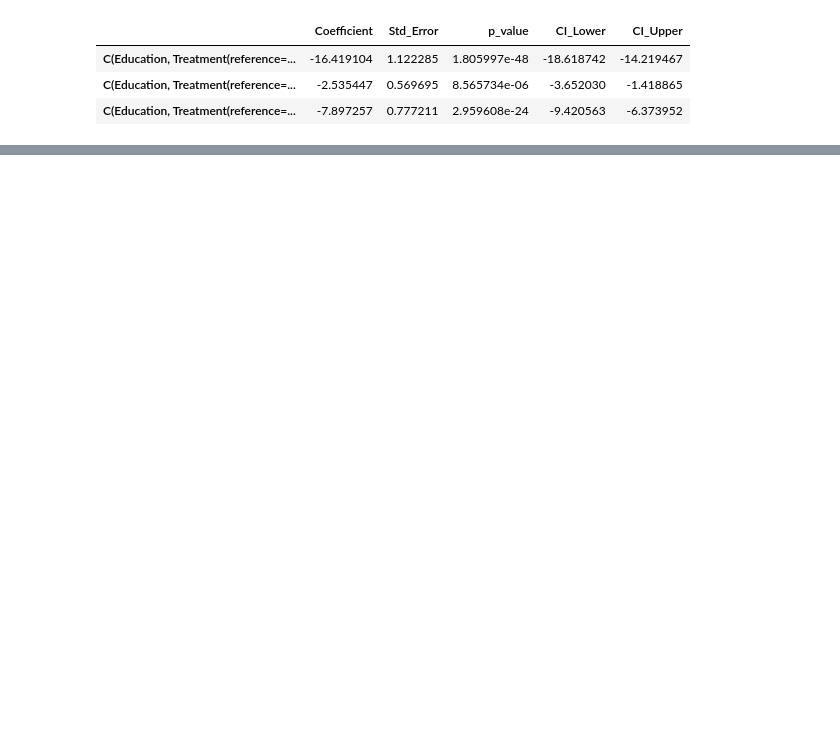
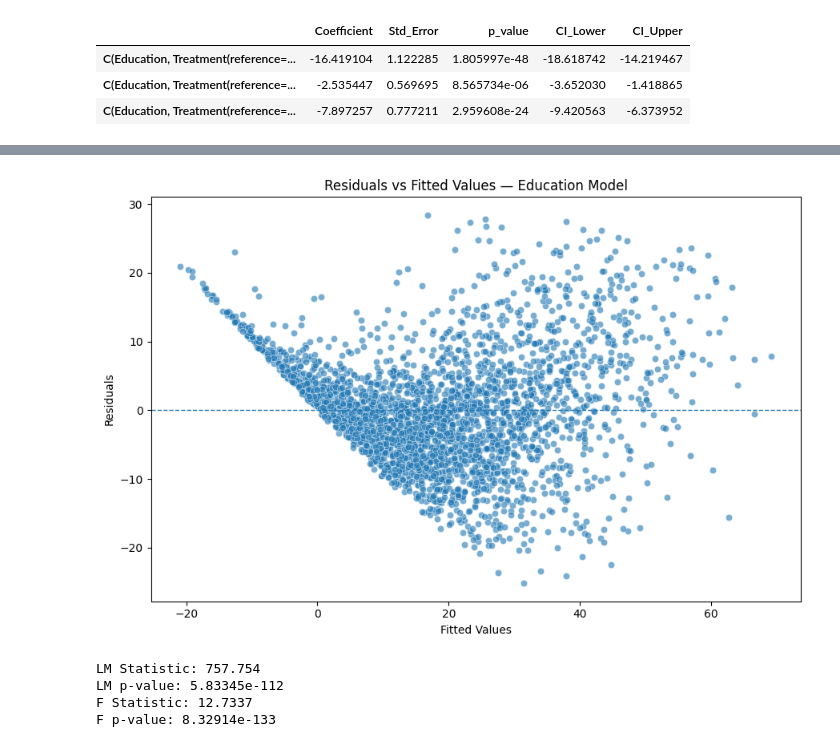
Before and after one commit to Wadhare-Isaac/Understanding-Attitudes-Toward-Violence-Against-Women-and-Girls, a Jupyter notebook: Notebook/Gender Analysis.ipynb, the cells around one changed output, grey strips where cells are left out. Cells and saved outputs as stored; diff of their text form; code cells hidden in the pictures; blank space fills up the shorter version.

```diff
--- a/Notebook/Gender Analysis.ipynb
+++ b/Notebook/Gender Analysis.ipynb
@@ -3479,0 +4000,54 @@ NameError: name 'fit_demographic_model' is not defined
+# %%
+# Residuals vs fitted values
+
+fitted_values = education_model.fittedvalues
+
+plt.figure(figsize=(9, 6))
+
+sns.scatterplot(
+    x=fitted_values,
+    y=residuals,
+    alpha=0.6
+)
+
+plt.axhline(
+    0,
+    linestyle="--",
+    linewidth=1
+)
+
+plt.xlabel("Fitted Values")
+plt.ylabel("Residuals")
+
+plt.title(
+    "Residuals vs Fitted Values — Education Model"
+)
+
+plt.tight_layout()
+plt.show()
+# %% [output]
+[figure, added]
+# %%
+# Breusch–Pagan test
+
+from statsmodels.stats.diagnostic import het_breuschpagan
+
+bp_test = het_breuschpagan(
+    education_model.resid,
+    education_model.model.exog
+)
+
+bp_results = {
+    "LM Statistic": bp_test[0],
+    "LM p-value": bp_test[1],
+    "F Statistic": bp_test[2],
+    "F p-value": bp_test[3]
+}
+
+for key, value in bp_results.items():
+    print(f"{key}: {value:.6g}")
+# %% [output]
+LM Statistic: 757.754
+LM p-value: 5.83345e-112
+F Statistic: 12.7337
+F p-value: 8.32914e-133
```
Also changed, not shown: parts of 26 cells of this notebook.
